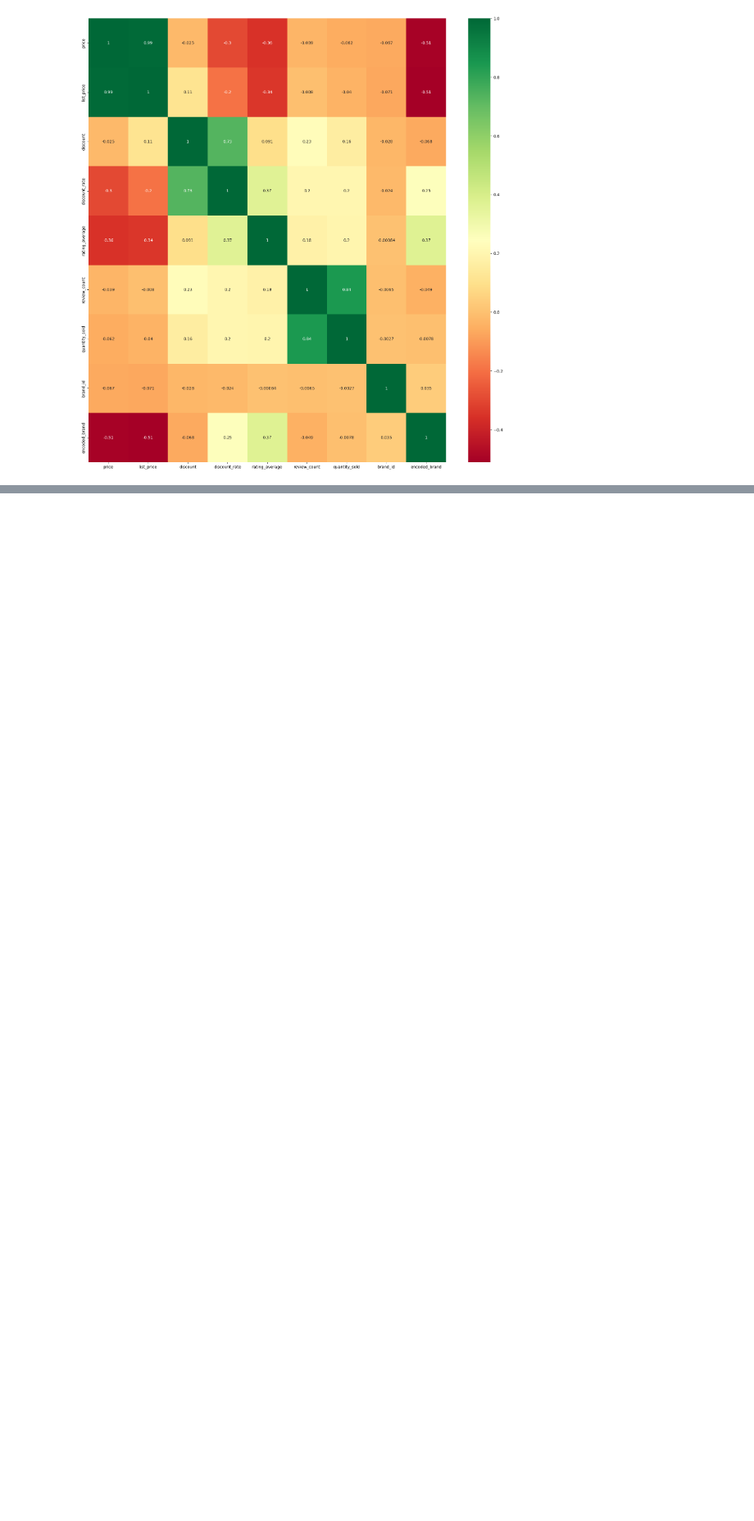
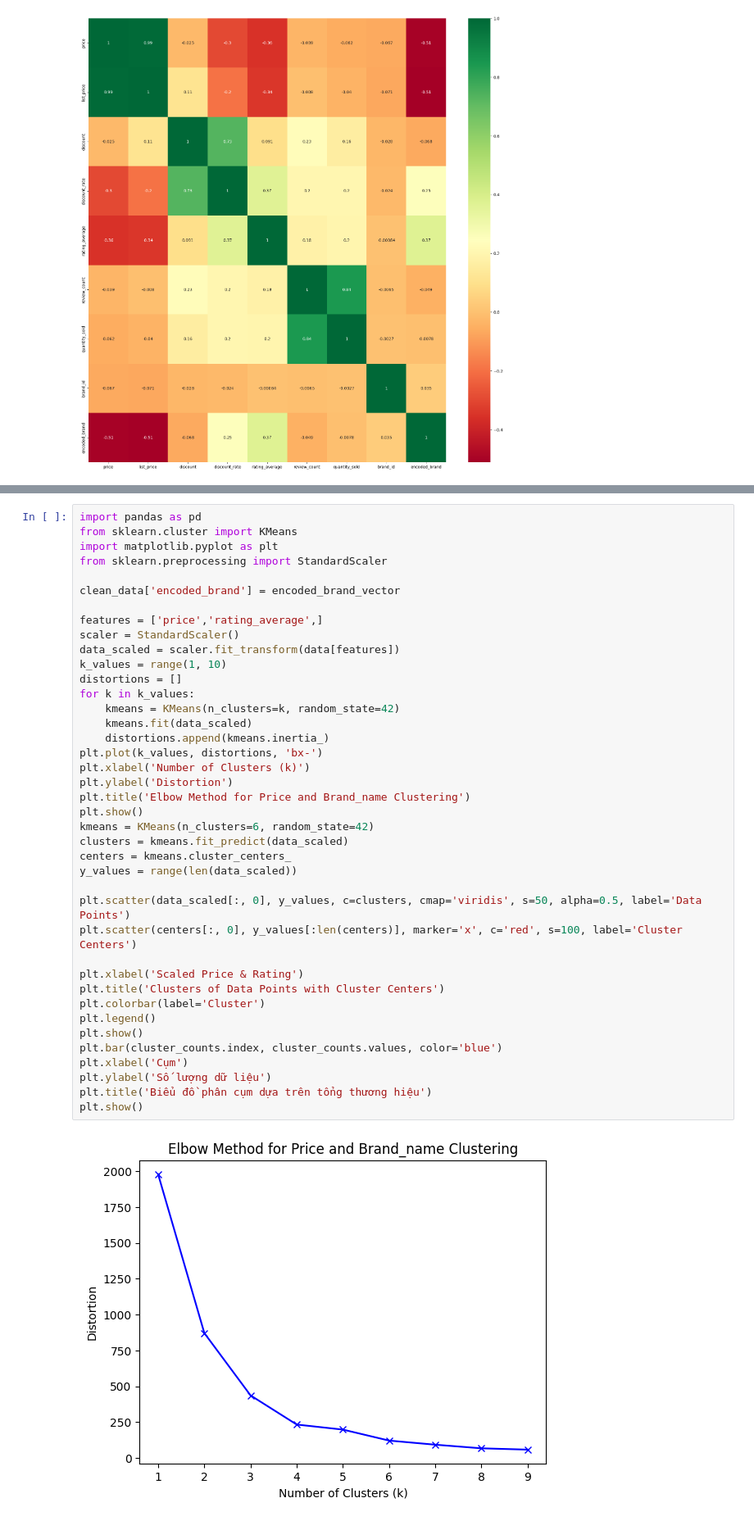
Before and after one commit to truong-nguyen310/DS-DUT-Tiki, a Jupyter notebook: xuly.ipynb, the cells around one changed output, grey strips where cells are left out. Shown at 82% size. Drawn from its saved outputs; the diff is of its cells as text; blank space fills up the shorter version.

```diff
--- a/xuly.ipynb
+++ b/xuly.ipynb
@@ -982,0 +748,42 @@ plt.show()
+# %%
+import pandas as pd
+from sklearn.cluster import KMeans
+import matplotlib.pyplot as plt
+from sklearn.preprocessing import StandardScaler
+
+clean_data['encoded_brand'] = encoded_brand_vector
+
+features = ['price','rating_average',]
+scaler = StandardScaler()
+data_scaled = scaler.fit_transform(data[features])
+k_values = range(1, 10)
+distortions = []
+for k in k_values:
+    kmeans = KMeans(n_clusters=k, random_state=42)
+    kmeans.fit(data_scaled)
+    distortions.append(kmeans.inertia_)
+plt.plot(k_values, distortions, 'bx-')
+plt.xlabel('Number of Clusters (k)')
+plt.ylabel('Distortion')
+plt.title('Elbow Method for Price and Brand_name Clustering')
+plt.show()
+kmeans = KMeans(n_clusters=6, random_state=42)
+clusters = kmeans.fit_predict(data_scaled)
+centers = kmeans.cluster_centers_
+y_values = range(len(data_scaled))
+
+plt.scatter(data_scaled[:, 0], y_values, c=clusters, cmap='viridis', s=50, alpha=0.5, label='Data Points')
+plt.scatter(centers[:, 0], y_values[:len(centers)], marker='x', c='red', s=100, label='Cluster Centers')
+
+plt.xlabel('Scaled Price & Rating')
+plt.title('Clusters of Data Points with Cluster Centers')
+plt.colorbar(label='Cluster')
+plt.legend()
+plt.show()
+plt.bar(cluster_counts.index, cluster_counts.values, color='blue')
+plt.xlabel('Cụm')
+plt.ylabel('Số lượng dữ liệu')
+plt.title('Biểu đồ phân cụm dựa trên tổng thương hiệu')
+plt.show()
+# %% [output]
+[figure, added]
```
Also changed, not shown: parts of 23 cells of this notebook.
